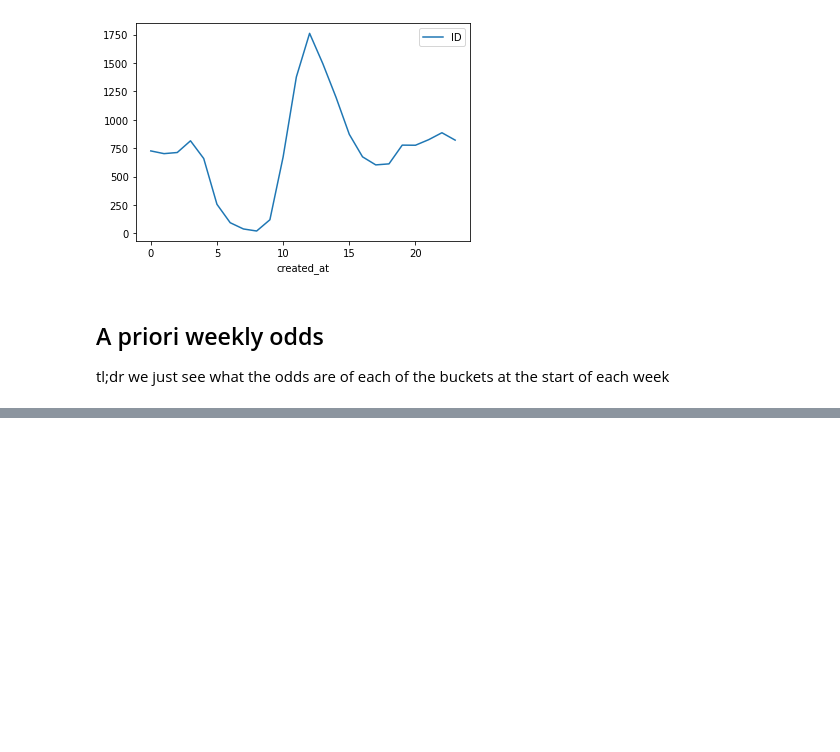
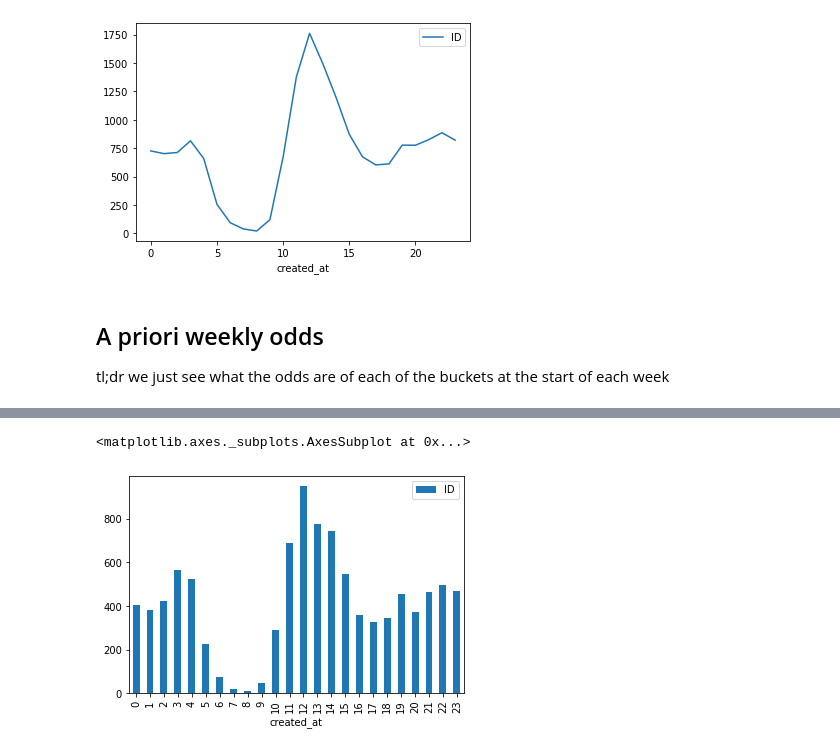
Before and after one commit to chondromalasia/trump_tweets, a Jupyter notebook: notebooks/EDA realDonaldTrump.ipynb, the cells around one changed output, grey strips where cells are left out. Cells and saved outputs as stored; diff of their text form; code cells hidden in the pictures; blank space fills up the shorter version.

```diff
--- a/notebooks/EDA realDonaldTrump.ipynb
+++ b/notebooks/EDA realDonaldTrump.ipynb
@@ -170,0 +253,6 @@ by_day.tail(8)
+# %%
+by_hour = df_s.groupby(df_s.index.hour).count()
+by_hour.plot.bar()
+# %% [output]
+<matplotlib.axes._subplots.AxesSubplot at 0x...>
+[figure, added]
```
Also changed, not shown: parts of 24 cells of this notebook, 1 other file.
